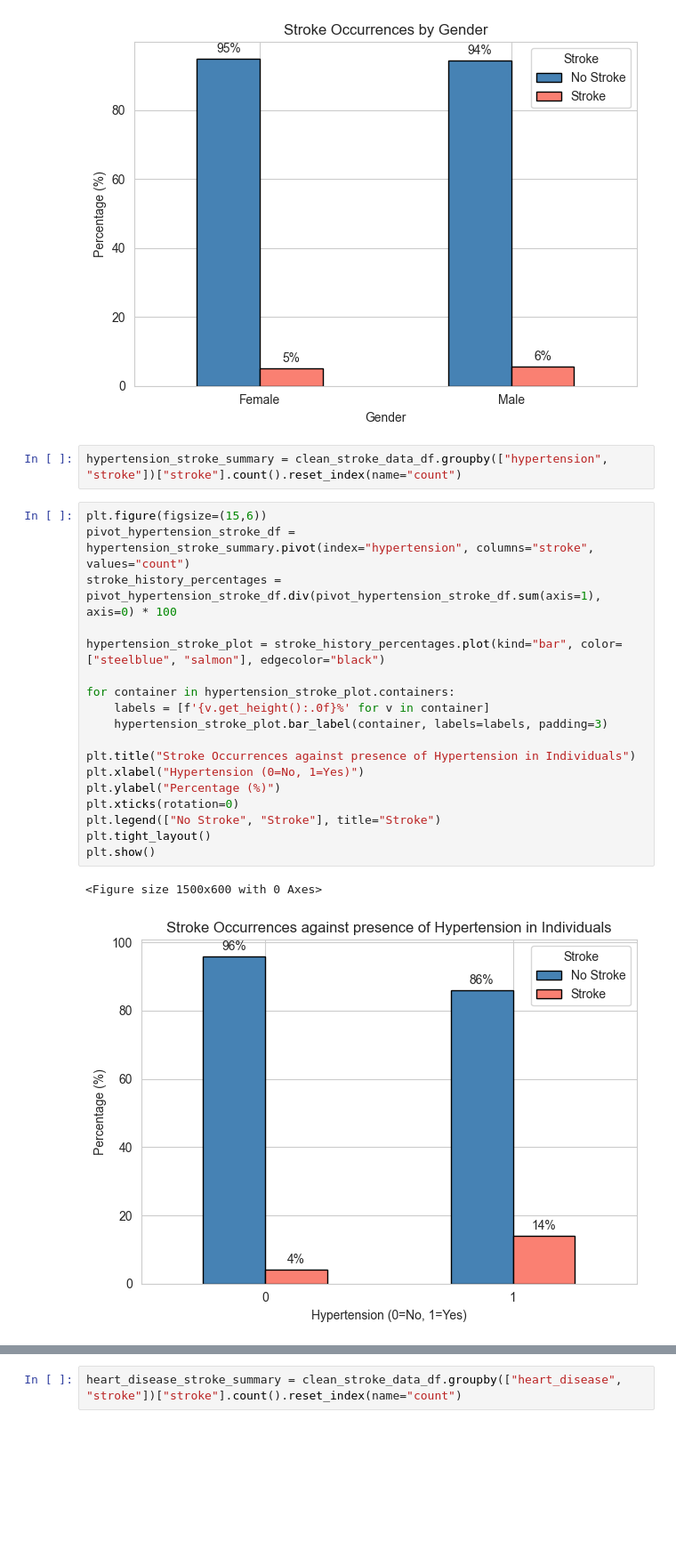
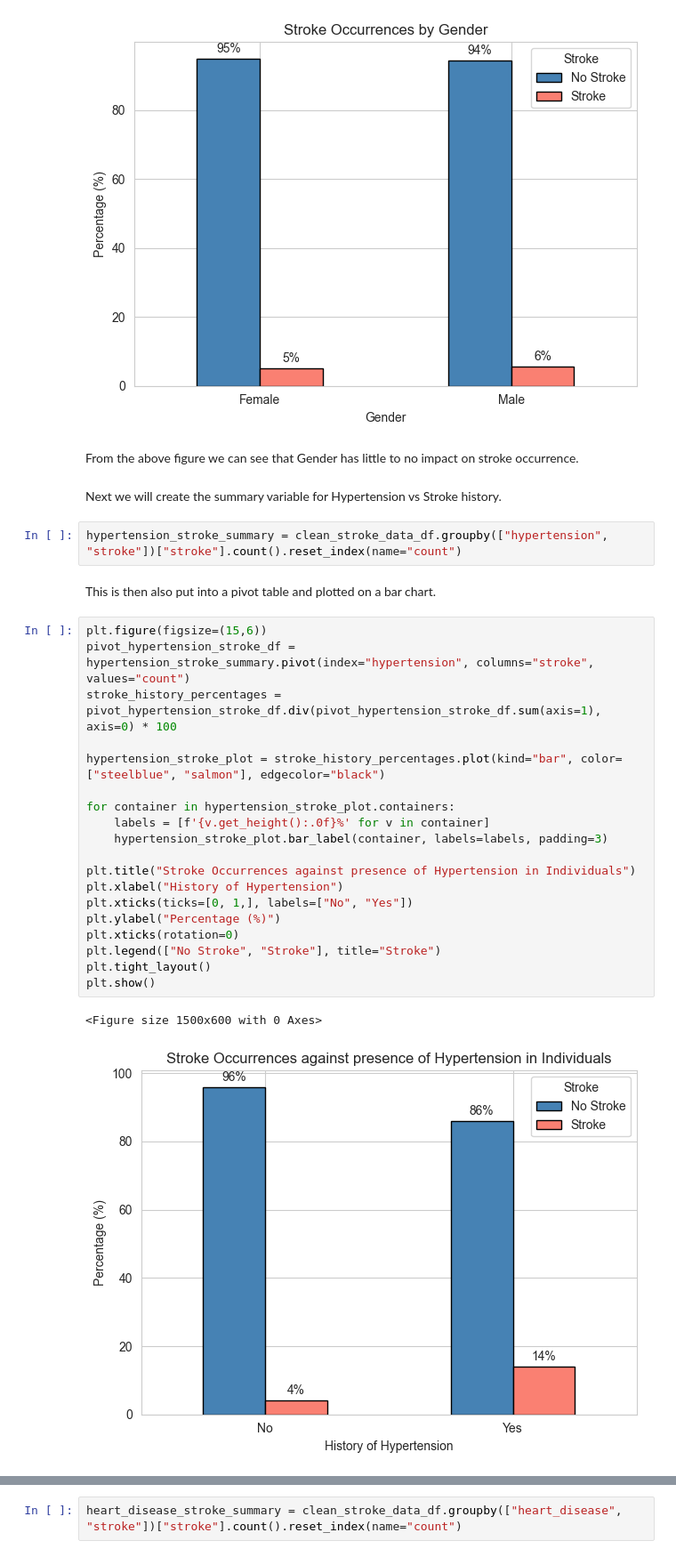
Before and after one commit to naqashb7/stroke_prediction_app, a Jupyter notebook: jupyter_notebooks/EDA.ipynb, the cells around one changed output, grey strips where cells are left out. Shown at 89% size. Saved outputs shown, nothing was run; the diff lists cells and outputs as text; blank space fills up the shorter version.

Commit message:
Visualisations complete

```diff
--- a/jupyter_notebooks/EDA.ipynb
+++ b/jupyter_notebooks/EDA.ipynb
@@ -511,26 +535,33 @@ plt.show()
 # %% [output]
 <Figure size 1500x600 with 0 Axes>
 [figure]
+# %% [markdown]
+From the above figure we can see that Gender has little to no impact on stroke occurrence.
+# %% [markdown]
+Next we will create the summary variable for Hypertension vs Stroke history.
 # %%
 hypertension_stroke_summary = clean_stroke_data_df.groupby(["hypertension", "stroke"])["stroke"].count().reset_index(name="count")
+# %% [markdown]
+This is then also put into a pivot table and plotted on a bar chart.
 # %%
 plt.figure(figsize=(15,6))
 pivot_hypertension_stroke_df = hypertension_stroke_summary.pivot(index="hypertension", columns="stroke", values="count")
 stroke_history_percentages = pivot_hypertension_stroke_df.div(pivot_hypertension_stroke_df.sum(axis=1), axis=0) * 100
 
 hypertension_stroke_plot = stroke_history_percentages.plot(kind="bar", color=["steelblue", "salmon"], edgecolor="black")
 
 for container in hypertension_stroke_plot.containers:
     labels = [f'{v.get_height():.0f}%' for v in container]
     hypertension_stroke_plot.bar_label(container, labels=labels, padding=3)
 
 plt.title("Stroke Occurrences against presence of Hypertension in Individuals")
-plt.xlabel("Hypertension (0=No, 1=Yes)")
+plt.xlabel("History of Hypertension")
+plt.xticks(ticks=[0, 1,], labels=["No", "Yes"])
 plt.ylabel("Percentage (%)")
 plt.xticks(rotation=0)
 plt.legend(["No Stroke", "Stroke"], title="Stroke")
 plt.tight_layout()
 plt.show()
 # %% [output]
 <Figure size 1500x600 with 0 Axes>
-[figure, old version]
+[figure, new version]
```
Also changed, not shown: parts of 15 cells of this notebook.
